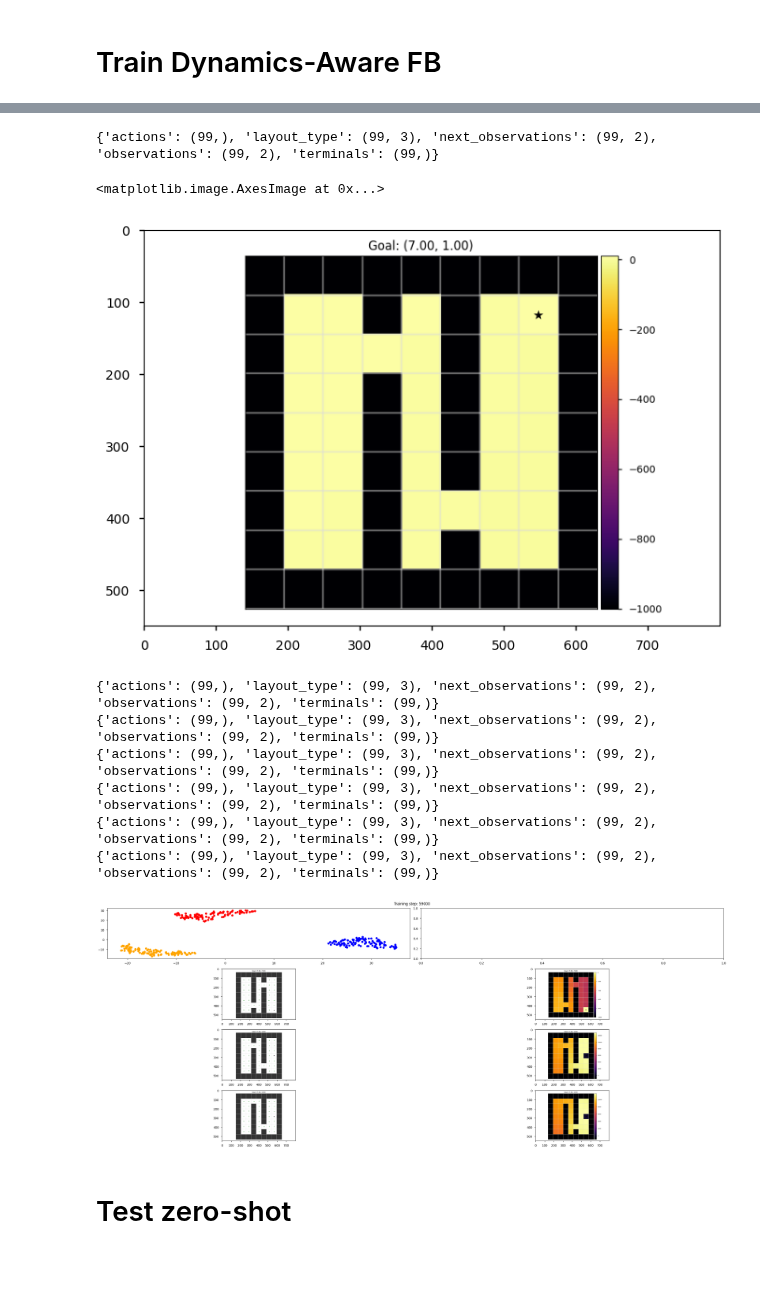
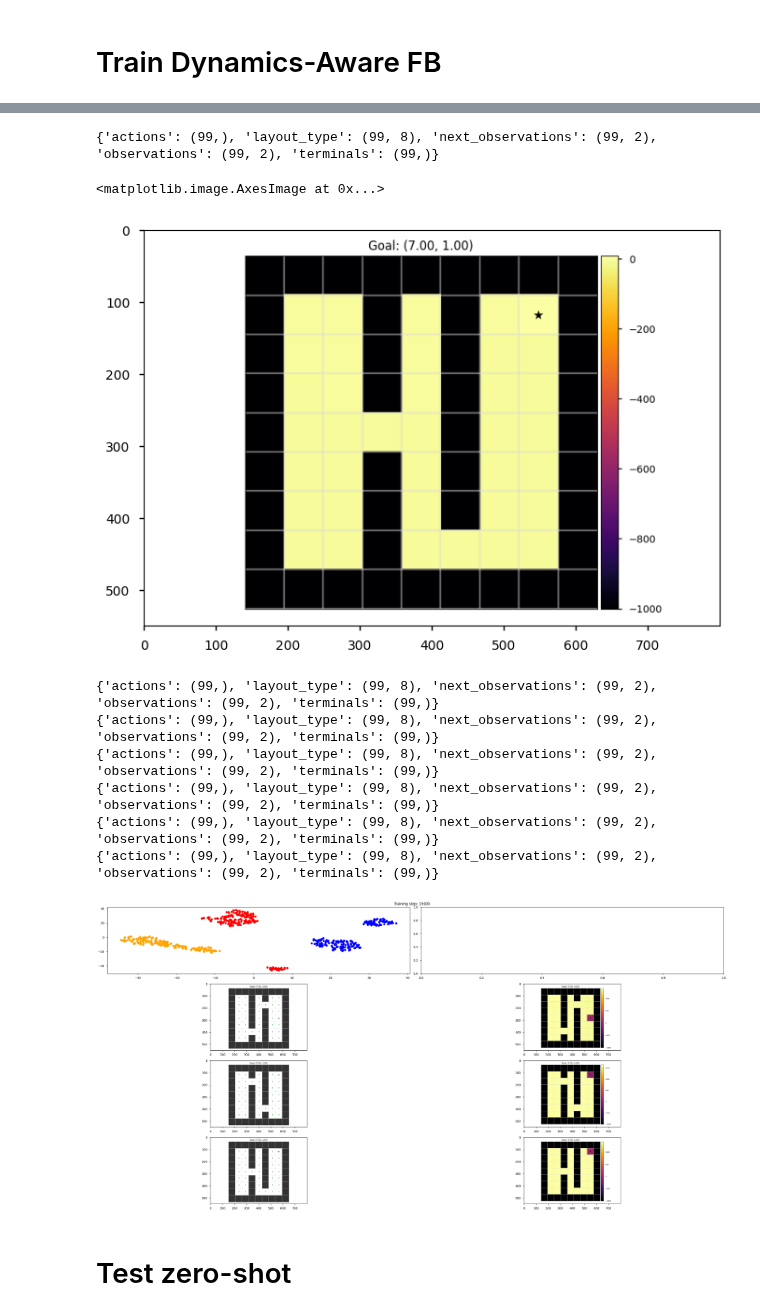
Before and after one commit to skylooop/BeliefConditionedFB, a Jupyter notebook: notebooks/in_context_fb.ipynb, the cells around one changed output, grey strips where cells are left out. Drawn from its saved outputs; the diff is of its cells as text; code cells hidden in the pictures; blank space fills up the shorter version.

```diff
--- a/notebooks/in_context_fb.ipynb
+++ b/notebooks/in_context_fb.ipynb
@@ -104,7 +105,8 @@ import functools
 from utils.datasets import Dataset, GCDataset
 
 with initialize(version_base=None, config_path="../configs/"):
-    fb_config = compose(config_name='entry.yaml', overrides=['experiment=fb.yaml', f'agent.number_of_meta_envs={NUM_TRAIN_LAYOUTS}'])
+    fb_config = compose(config_name='entry.yaml', overrides=['experiment=fb_dynamics_discrete.yaml',
+                                                            f'agent.number_of_meta_envs={NUM_TRAIN_LAYOUTS}'])
     fb_config = OmegaConf.to_container(fb_config, resolve=True)
     pprint(fb_config)
 
@@ -212,7 +214,7 @@ def visualize_policy_image(layout_type, task_num):
     goal = info.get("goal_pos", None)
 
     if fb_config['agent']['use_context']:
-        dataset_inference, env = random_exploration(env, num_episodes=1, layout_type=layout_type, num_mdp=NUM_TRAIN_LAYOUTS)
+        dataset_inference, env = random_exploration(env, num_episodes=1, layout_type=layout_type, num_mdp=NUM_TRAIN_LAYOUTS + 5)
         print(jax.tree.map(lambda x: x.shape, dataset_inference))
         dynamics_embedding_mean, dynamics_mean_std = fb_agent.network.select('dynamic_transformer')(dataset_inference['observations'][None], dataset_inference['actions'][None,:,None],
                                                                                     dataset_inference['next_observations'][None], train=False, return_embedding=True)
@@ -286,7 +288,7 @@ def visualize_value_image(layout_type, task_num):
     goal = info.get("goal_pos", None)
 
     if fb_config['agent']['use_context']:
-        dataset_inference, env = random_exploration(env, num_episodes=1, layout_type=layout_type, num_mdp=NUM_TRAIN_LAYOUTS)
+        dataset_inference, env = random_exploration(env, num_episodes=1, layout_type=layout_type, num_mdp=NUM_TRAIN_LAYOUTS + 5) # 5 for unseen
         print(jax.tree.map(lambda x: x.shape, dataset_inference))
         dynamics_embedding_mean, dynamics_mean_std = fb_agent.network.select('dynamic_transformer')(dataset_inference['observations'][None], dataset_inference['actions'][None, :, None],
                                                                                     dataset_inference['next_observations'][None], train=False, return_embedding=True)
@@ -300,12 +302,12 @@ def visualize_value_image(layout_type, task_num):
                                 action_fn=None, goal=goal)
     return pred_value_img
 
-pred_value_img = visualize_value_image(1, task_num=1)
+pred_value_img = visualize_value_image(5, task_num=1)
 plt.imshow(pred_value_img)
 # %% [output]
-{'actions': (99,), 'layout_type': (99, 3), 'next_observations': (99, 2), 'observations': (99, 2), 'terminals': (99,)}
+{'actions': (99,), 'layout_type': (99, 8), 'next_observations': (99, 2), 'observations': (99, 2), 'terminals': (99,)}
 <matplotlib.image.AxesImage at 0x...>
-[figure, old version]
+[figure, new version]
 # %%
 from IPython.display import clear_output
 from sklearn.decomposition import PCA
@@ -318,7 +320,7 @@ goal = info.get("goal_pos")
 if fb_config['agent']['use_context']:
     plot_layouts = []
     for i in range(NUM_TRAIN_LAYOUTS):
-        cur_layout = gc_whole_dataset.sample(256, layout_type=i, context_length=NUM_TRAIN_STEPS)[1]
+        cur_layout = gc_whole_dataset.sample(512, layout_type=i, context_length=NUM_TRAIN_STEPS)[1]
         plot_layouts.append(cur_layout)
     plot_layouts = functools.reduce(concatenate_dicts, plot_layouts)
 
@@ -335,51 +337,51 @@ if fb_config['agent']['use_context']:
     colors = ['blue'] * first_layout_trajs['traj_actions'].shape[0] + ['red'] * sec_layout_trajs['traj_actions'].shape[0] +\
         ['orange'] * third_layout_trajs['traj_actions'].shape[0]
 
-pbar = tqdm(range(60_000))
+pbar = tqdm(range(100_000))
 # with jax.disable_jit():
 for update_step in pbar:
     batch = gc_whole_dataset.sample(fb_config['agent']['batch_size'], layout_type=update_step % NUM_TRAIN_LAYOUTS, context_length=NUM_TRAIN_STEPS)[1]
-    fb_agent, info = fb_agent.update(batch, train_context_embedding=True if update_step < 20_000 else False)
+    fb_agent, info = fb_agent.update(batch, train_context_embedding=True if update_step < 35_000 else False)
 
-    if update_step % 1000 == 0:
+    if update_step % 5000 == 0:
         clear_output()
-        fig, ax = plt.subplots(nrows=4, ncols=2, figsize=(30, 12))
+        fig, ax = plt.subplots(nrows=4, ncols=2, figsize=(30, 15))
         dynamics_embedding_mean, std = fb_agent.network.select('dynamic_transformer')(plot_layouts['traj_states'], plot_layouts['traj_actions'],
                                                                         plot_layouts['traj_next_states'], train=False)
         dynamics_embedding = dynamics_embedding_mean + jax.random.normal(key=GLOBAL_KEY, shape=dynamics_embedding_mean.shape) * jnp.exp(std)
         tsne = TSNE(random_state=42, perplexity=30).fit_transform(dynamics_embedding)
         x, y = tsne[:, 0], tsne[:, 1]
         ax[0, 0].scatter(x, y, color=colors)
 
         pred_policy_img = visualize_policy_image(layout_type=0, task_num=update_step % 3)
         ax[1,0].imshow(pred_policy_img)
         pred_value_img = visualize_value_image(layout_type=0, task_num=update_step % 3)
         ax[1, 1].imshow(pred_value_img)
 
         pred_policy_img = visualize_policy_image(layout_type=1, task_num=(update_step+1) % 3)
         ax[2,0].imshow(pred_policy_img)
 
         pred_value_img = visualize_value_image(layout_type=1, task_num=(update_step+1) % 3)
         ax[2, 1].imshow(pred_value_img)
 
-        pred_policy_img = visualize_policy_image(layout_type=2, task_num=(update_step+1) % 3)
+        pred_policy_img = visualize_policy_image(layout_type=5, task_num=(update_step+1) % 3)
         ax[3,0].imshow(pred_policy_img)
 
-        pred_value_img = visualize_value_image(layout_type=2, task_num=(update_step+1) % 3)
+        pred_value_img = visualize_value_image(layout_type=5, task_num=(update_step+1) % 3)
         ax[3, 1].imshow(pred_value_img)
 
         fig.suptitle(f"Training step: {update_step}")
         plt.tight_layout()
         display(fig)
         plt.close(fig)
 # %% [output]
-{'actions': (99,), 'layout_type': (99, 3), 'next_observations': (99, 2), 'observations': (99, 2), 'terminals': (99,)}
-{'actions': (99,), 'layout_type': (99, 3), 'next_observations': (99, 2), 'observations': (99, 2), 'terminals': (99,)}
-{'actions': (99,), 'layout_type': (99, 3), 'next_observations': (99, 2), 'observations': (99, 2), 'terminals': (99,)}
-{'actions': (99,), 'layout_type': (99, 3), 'next_observations': (99, 2), 'observations': (99, 2), 'terminals': (99,)}
-{'actions': (99,), 'layout_type': (99, 3), 'next_observations': (99, 2), 'observations': (99, 2), 'terminals': (99,)}
-{'actions': (99,), 'layout_type': (99, 3), 'next_observations': (99, 2), 'observations': (99, 2), 'terminals': (99,)}
+{'actions': (99,), 'layout_type': (99, 8), 'next_observations': (99, 2), 'observations': (99, 2), 'terminals': (99,)}
+{'actions': (99,), 'layout_type': (99, 8), 'next_observations': (99, 2), 'observations': (99, 2), 'terminals': (99,)}
+{'actions': (99,), 'layout_type': (99, 8), 'next_observations': (99, 2), 'observations': (99, 2), 'terminals': (99,)}
+{'actions': (99,), 'layout_type': (99, 8), 'next_observations': (99, 2), 'observations': (99, 2), 'terminals': (99,)}
+{'actions': (99,), 'layout_type': (99, 8), 'next_observations': (99, 2), 'observations': (99, 2), 'terminals': (99,)}
+{'actions': (99,), 'layout_type': (99, 8), 'next_observations': (99, 2), 'observations': (99, 2), 'terminals': (99,)}
-[figure, old version]
+[figure, new version]
 # %% [markdown]
 # Test zero-shot
 # %%
```
Also changed, not shown: parts of 7 cells of this notebook, 36 other files.
